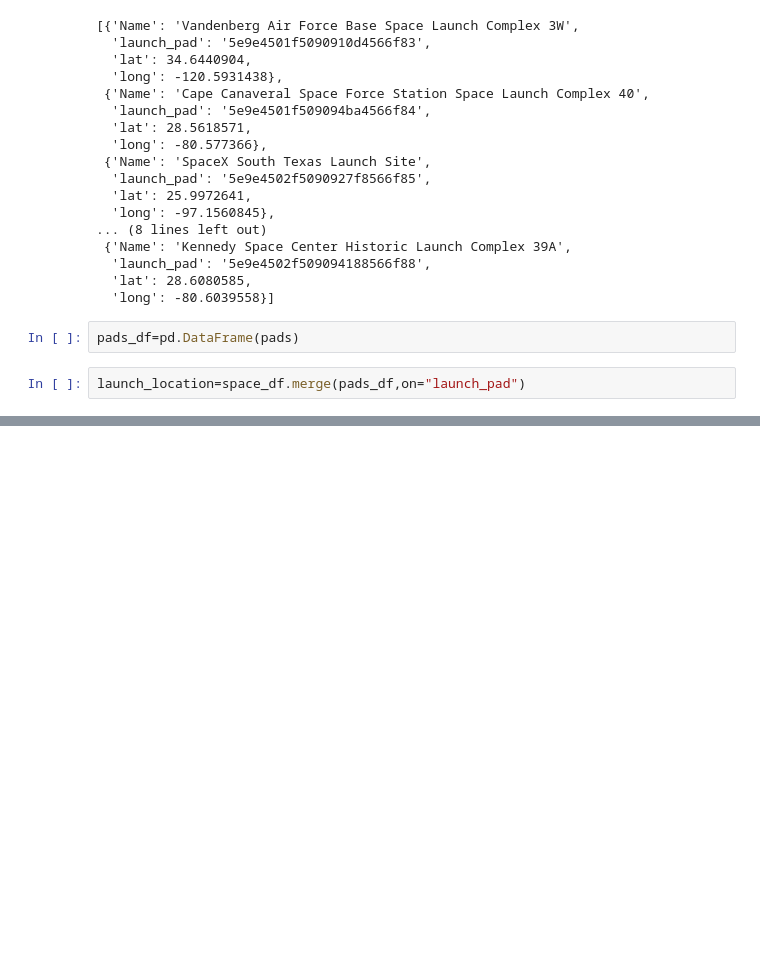
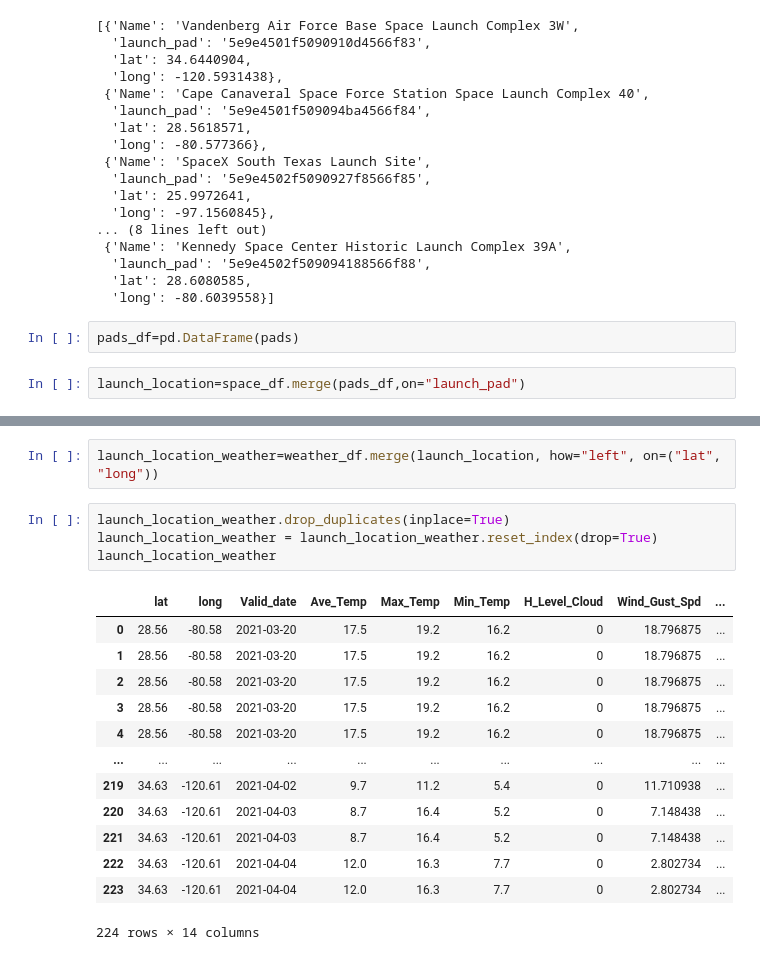
Before and after one commit to briennecole/Space_Project_tempname, a Jupyter notebook: Space_X.ipynb, the cells around one changed output, grey strips where cells are left out. Cells and saved outputs as stored; diff of their text form; blank space fills up the shorter version.

Commit message:
Merge Done

```diff
--- a/Space_X.ipynb
+++ b/Space_X.ipynb
@@ -185,0 +210,20 @@ for result in results_b:
+# %%
+launch_location_weather=weather_df.merge(launch_location, how="left", on=("lat", "long"))
+# %%
+launch_location_weather.drop_duplicates(inplace=True)
+launch_location_weather = launch_location_weather.reset_index(drop=True)
+launch_location_weather
+# %% [output]
+|  | lat | long | Valid_date | Ave_Temp | Max_Temp | Min_Temp | H_Level_Cloud | Wind_Gust_Spd | ... |
+| 0 | 28.56 | -80.58 | 2021-03-20 | 17.5 | 19.2 | 16.2 | 0 | 18.796875 | ... |
+| 1 | 28.56 | -80.58 | 2021-03-20 | 17.5 | 19.2 | 16.2 | 0 | 18.796875 | ... |
+| 2 | 28.56 | -80.58 | 2021-03-20 | 17.5 | 19.2 | 16.2 | 0 | 18.796875 | ... |
+| 3 | 28.56 | -80.58 | 2021-03-20 | 17.5 | 19.2 | 16.2 | 0 | 18.796875 | ... |
+| 4 | 28.56 | -80.58 | 2021-03-20 | 17.5 | 19.2 | 16.2 | 0 | 18.796875 | ... |
+| ... | ... | ... | ... | ... | ... | ... | ... | ... | ... |
+| 219 | 34.63 | -120.61 | 2021-04-02 | 9.7 | 11.2 | 5.4 | 0 | 11.710938 | ... |
+| 220 | 34.63 | -120.61 | 2021-04-03 | 8.7 | 16.4 | 5.2 | 0 | 7.148438 | ... |
+| 221 | 34.63 | -120.61 | 2021-04-03 | 8.7 | 16.4 | 5.2 | 0 | 7.148438 | ... |
+| 222 | 34.63 | -120.61 | 2021-04-04 | 12.0 | 16.3 | 7.7 | 0 | 2.802734 | ... |
+| 223 | 34.63 | -120.61 | 2021-04-04 | 12.0 | 16.3 | 7.7 | 0 | 2.802734 | ... |
+224 rows × 14 columns
```
Also changed, not shown: parts of 8 cells of this notebook.
